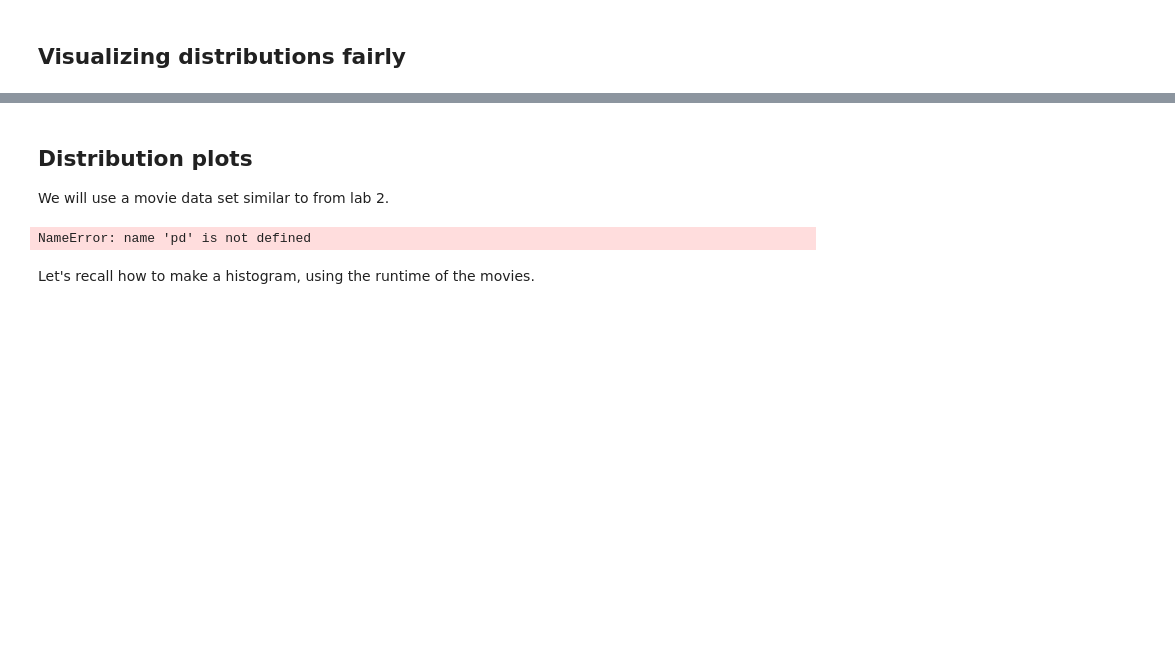
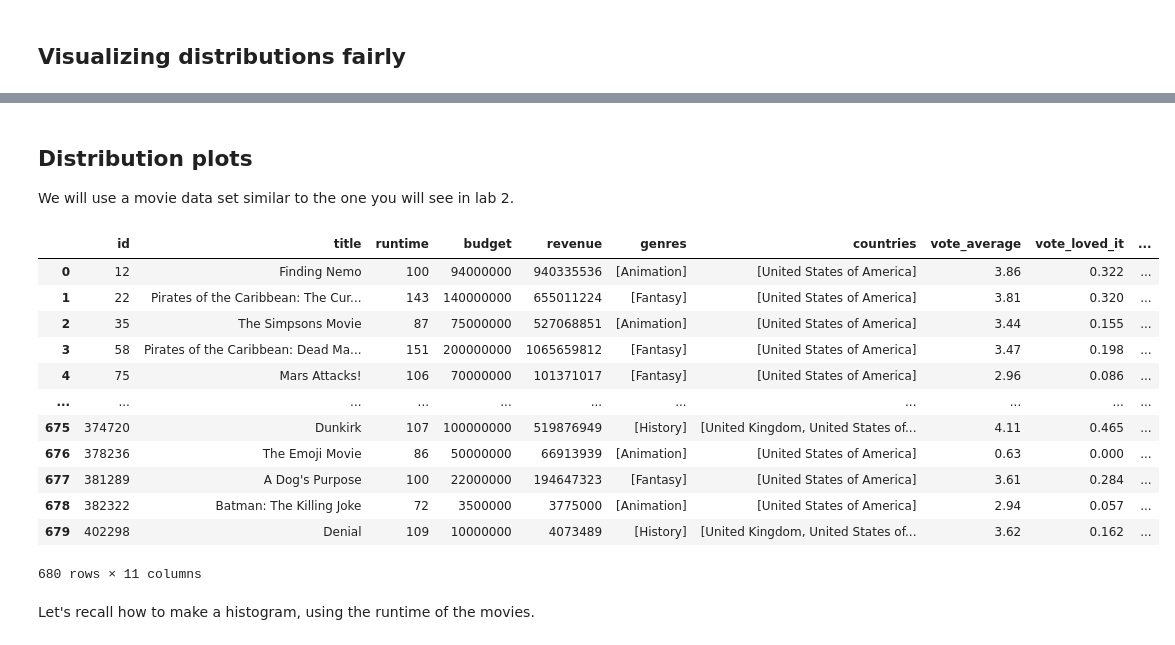
Before and after one commit to ubco-cmps/data550_course, a Jupyter notebook: class/Lecture4.ipynb, the cells around one changed output, grey strips where cells are left out. Drawn from its saved outputs; the diff is of its cells as text; code cells hidden in the pictures; blank space fills up the shorter version.

```diff
--- a/class/Lecture4.ipynb
+++ b/class/Lecture4.ipynb
@@ -63,12 +66,24 @@ from first adding individual kernels (curves) centered on each data point and th
 # %% [markdown]
 ## Distribution plots
 
-We will use a movie data set similar to from lab 2.
+We will use a movie data set similar to the one you will see in lab 2.
 # %%
-movies = pd.read_json('data/lec2-movies.json')
+movies = pd.read_json('lec-movies.json')
 movies
 # %% [output]
+|  | id | title | runtime | budget | revenue | genres | countries | vote_average | vote_loved_it | ... |
+| 0 | 12 | Finding Nemo | 100 | 94000000 | 940335536 | [Animation] | [United States of America] | 3.86 | 0.322 | ... |
+| 1 | 22 | Pirates of the Caribbean: The Cur... | 143 | 140000000 | 655011224 | [Fantasy] | [United States of America] | 3.81 | 0.320 | ... |
+| 2 | 35 | The Simpsons Movie | 87 | 75000000 | 527068851 | [Animation] | [United States of America] | 3.44 | 0.155 | ... |
+| 3 | 58 | Pirates of the Caribbean: Dead Ma... | 151 | 200000000 | 1065659812 | [Fantasy] | [United States of America] | 3.47 | 0.198 | ... |
+| 4 | 75 | Mars Attacks! | 106 | 70000000 | 101371017 | [Fantasy] | [United States of America] | 2.96 | 0.086 | ... |
+| ... | ... | ... | ... | ... | ... | ... | ... | ... | ... | ... |
+| 675 | 374720 | Dunkirk | 107 | 100000000 | 519876949 | [History] | [United Kingdom, United States of... | 4.11 | 0.465 | ... |
+| 676 | 378236 | The Emoji Movie | 86 | 50000000 | 66913939 | [Animation] | [United States of America] | 0.63 | 0.000 | ... |
+| 677 | 381289 | A Dog's Purpose | 100 | 22000000 | 194647323 | [Fantasy] | [United States of America] | 3.61 | 0.284 | ... |
+| 678 | 382322 | Batman: The Killing Joke | 72 | 3500000 | 3775000 | [Animation] | [United States of America] | 2.94 | 0.057 | ... |
+| 679 | 402298 | Denial | 109 | 10000000 | 4073489 | [History] | [United Kingdom, United States of... | 3.62 | 0.162 | ... |
-NameError: name 'pd' is not defined
+680 rows × 11 columns
 # %% [markdown]
 Let's recall how to make a histogram,
 using the runtime of the movies.
```
Also changed, not shown: parts of 20 cells of this notebook, 2 other files.
